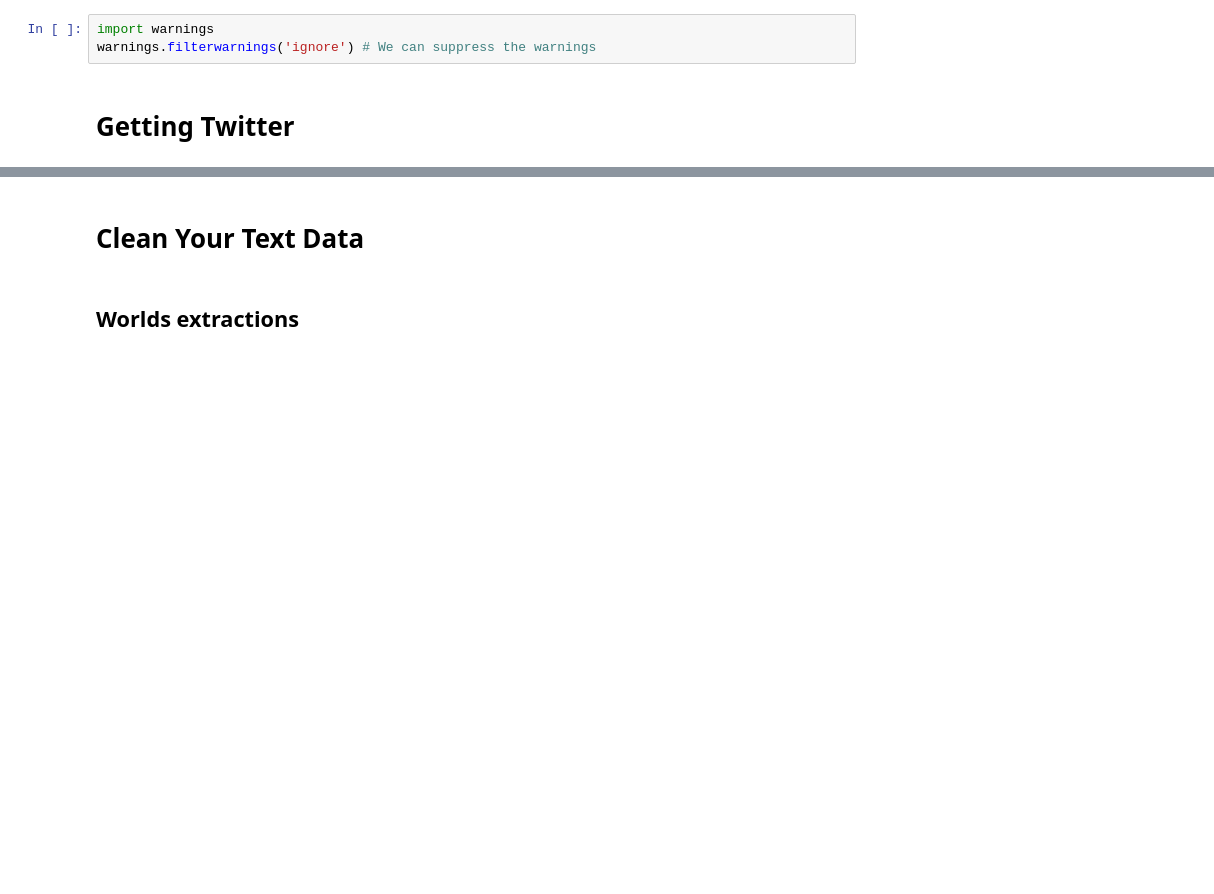
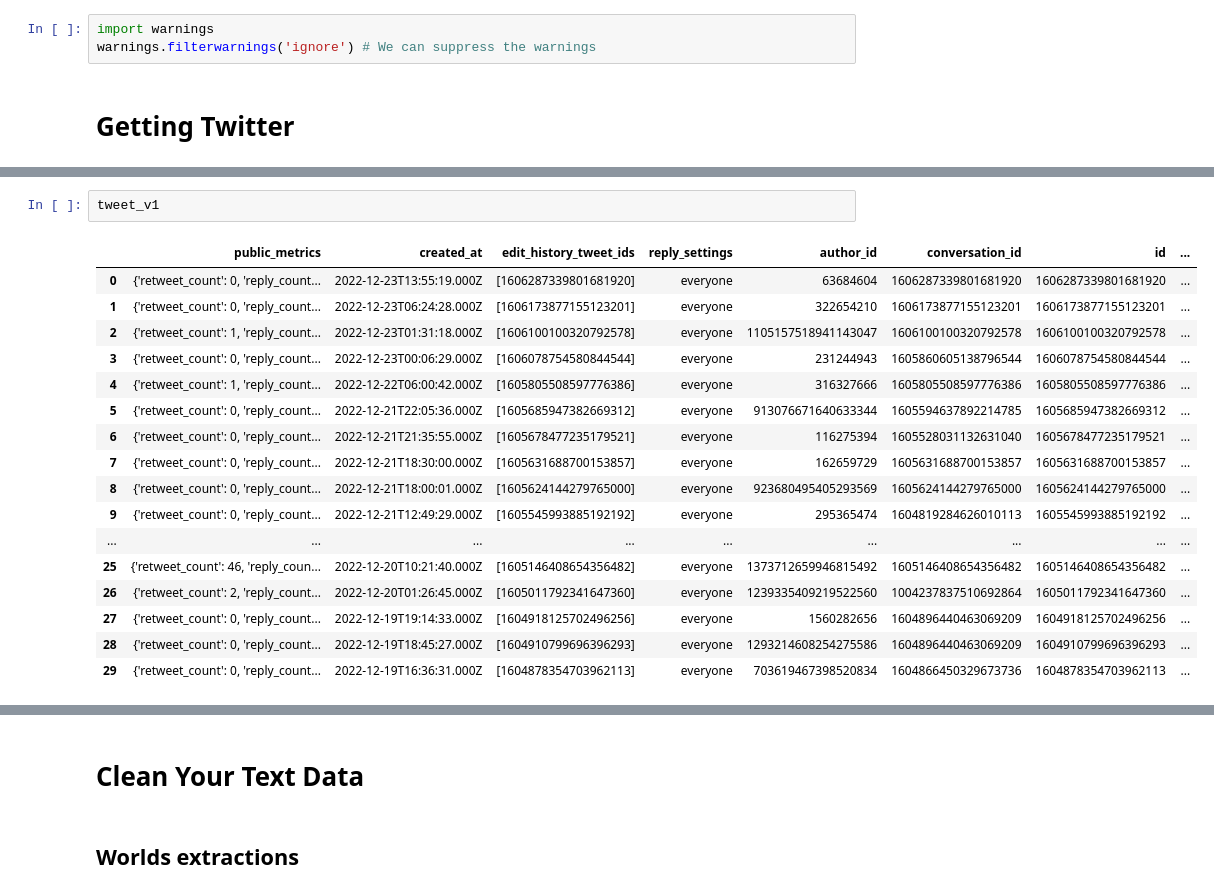
Before and after one commit to gustavohn73/CA2, a Jupyter notebook: CA2_V0_ML.ipynb, the cells around one changed output, grey strips where cells are left out. Saved outputs shown, nothing was run; the diff lists cells and outputs as text; blank space fills up the shorter version.

```diff
--- a/CA2_V0_ML.ipynb
+++ b/CA2_V0_ML.ipynb
@@ -108,0 +239,20 @@ Reading tweets.bz2, created at 18/12/2022 09:57:04
+# %%
+tweet_v1
+# %% [output]
+|  | public_metrics | created_at | edit_history_tweet_ids | reply_settings | author_id | conversation_id | id | ... |
+| 0 | {'retweet_count': 0, 'reply_count... | 2022-12-23T13:55:19.000Z | [1606287339801681920] | everyone | 63684604 | 1606287339801681920 | 1606287339801681920 | ... |
+| 1 | {'retweet_count': 0, 'reply_count... | 2022-12-23T06:24:28.000Z | [1606173877155123201] | everyone | 322654210 | 1606173877155123201 | 1606173877155123201 | ... |
+| 2 | {'retweet_count': 1, 'reply_count... | 2022-12-23T01:31:18.000Z | [1606100100320792578] | everyone | 1105157518941143047 | 1606100100320792578 | 1606100100320792578 | ... |
+| 3 | {'retweet_count': 0, 'reply_count... | 2022-12-23T00:06:29.000Z | [1606078754580844544] | everyone | 231244943 | 1605860605138796544 | 1606078754580844544 | ... |
+| 4 | {'retweet_count': 1, 'reply_count... | 2022-12-22T06:00:42.000Z | [1605805508597776386] | everyone | 316327666 | 1605805508597776386 | 1605805508597776386 | ... |
+| 5 | {'retweet_count': 0, 'reply_count... | 2022-12-21T22:05:36.000Z | [1605685947382669312] | everyone | 913076671640633344 | 1605594637892214785 | 1605685947382669312 | ... |
+| 6 | {'retweet_count': 0, 'reply_count... | 2022-12-21T21:35:55.000Z | [1605678477235179521] | everyone | 116275394 | 1605528031132631040 | 1605678477235179521 | ... |
+| 7 | {'retweet_count': 0, 'reply_count... | 2022-12-21T18:30:00.000Z | [1605631688700153857] | everyone | 162659729 | 1605631688700153857 | 1605631688700153857 | ... |
+| 8 | {'retweet_count': 0, 'reply_count... | 2022-12-21T18:00:01.000Z | [1605624144279765000] | everyone | 923680495405293569 | 1605624144279765000 | 1605624144279765000 | ... |
+| 9 | {'retweet_count': 0, 'reply_count... | 2022-12-21T12:49:29.000Z | [1605545993885192192] | everyone | 295365474 | 1604819284626010113 | 1605545993885192192 | ... |
+| ... | ... | ... | ... | ... | ... | ... | ... | ... |
+| 25 | {'retweet_count': 46, 'reply_coun... | 2022-12-20T10:21:40.000Z | [1605146408654356482] | everyone | 1373712659946815492 | 1605146408654356482 | 1605146408654356482 | ... |
+| 26 | {'retweet_count': 2, 'reply_count... | 2022-12-20T01:26:45.000Z | [1605011792341647360] | everyone | 1239335409219522560 | 1004237837510692864 | 1605011792341647360 | ... |
+| 27 | {'retweet_count': 0, 'reply_count... | 2022-12-19T19:14:33.000Z | [1604918125702496256] | everyone | 1560282656 | 1604896440463069209 | 1604918125702496256 | ... |
+| 28 | {'retweet_count': 0, 'reply_count... | 2022-12-19T18:45:27.000Z | [1604910799696396293] | everyone | 1293214608254275586 | 1604896440463069209 | 1604910799696396293 | ... |
+| 29 | {'retweet_count': 0, 'reply_count... | 2022-12-19T16:36:31.000Z | [1604878354703962113] | everyone | 703619467398520834 | 1604866450329673736 | 1604878354703962113 | ... |
```
Also changed, not shown: parts of 32 cells of this notebook, 2 other files.
